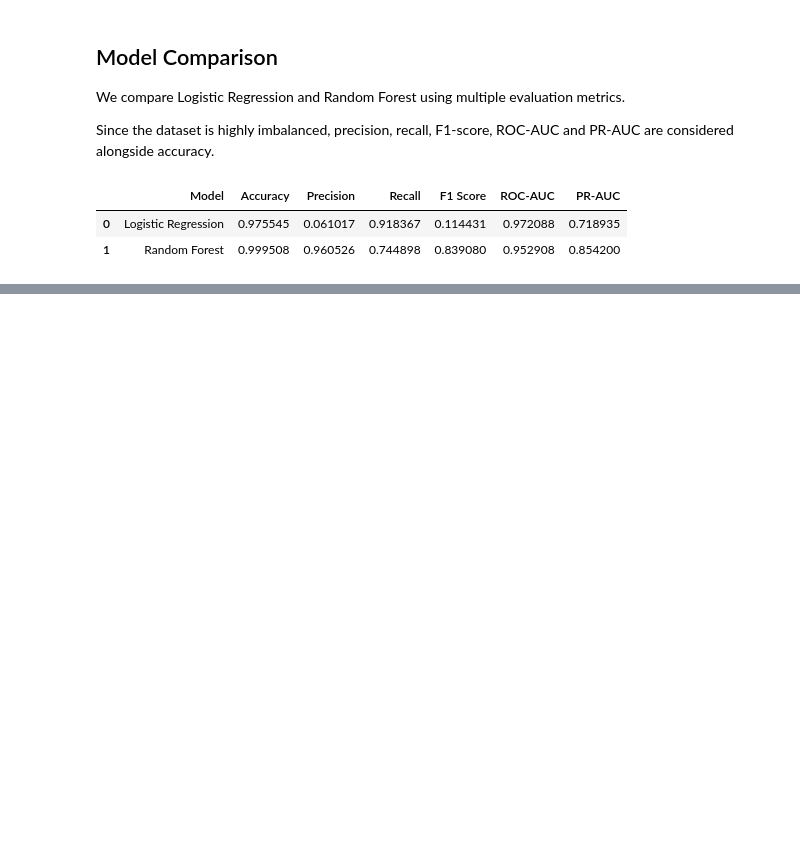
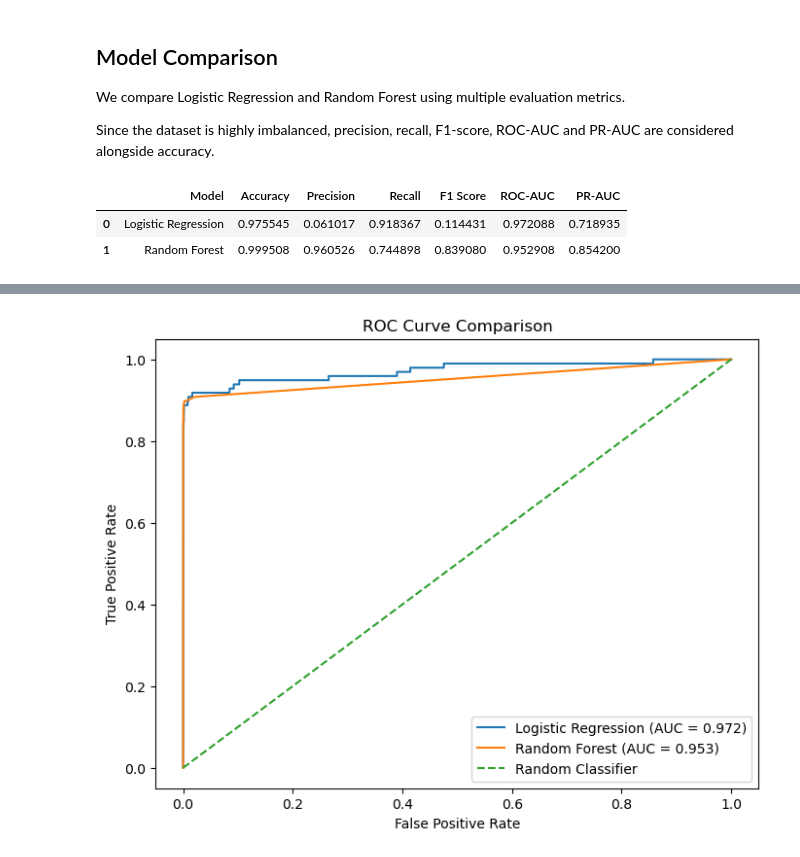
Before and after one commit to TanmayChauhan123/Credit-Card-Fraud-Detection, a Jupyter notebook: credit_card_fraud_detection.ipynb, the cells around one changed output, grey strips where cells are left out. Saved outputs shown, nothing was run; the diff lists cells and outputs as text; code cells hidden in the pictures; blank space fills up the shorter version.

```diff
--- a/credit_card_fraud_detection.ipynb
+++ b/credit_card_fraud_detection.ipynb
@@ -441,0 +646,29 @@ comparison
+# %%
+# Calculate ROC curve for both models
+
+lr_fpr, lr_tpr, _ = roc_curve(Y_test, y_prob)
+rf_fpr, rf_tpr, _ = roc_curve(Y_test, rf_prob)
+
+plt.figure(figsize=(8, 6))
+
+plt.plot(
+    lr_fpr,
+    lr_tpr,
+    label=f"Logistic Regression (AUC = {roc_auc_score(Y_test, y_prob):.3f})"
+)
+
+plt.plot(
+    rf_fpr,
+    rf_tpr,
+    label=f"Random Forest (AUC = {roc_auc_score(Y_test, rf_prob):.3f})"
+)
+
+plt.plot([0, 1], [0, 1], linestyle="--", label="Random Classifier")
+
+plt.xlabel("False Positive Rate")
+plt.ylabel("True Positive Rate")
+plt.title("ROC Curve Comparison")
+plt.legend()
+plt.show()
+# %% [output]
+[figure, added]
```
Also changed, not shown: parts of 37 cells of this notebook, 2 other files.
